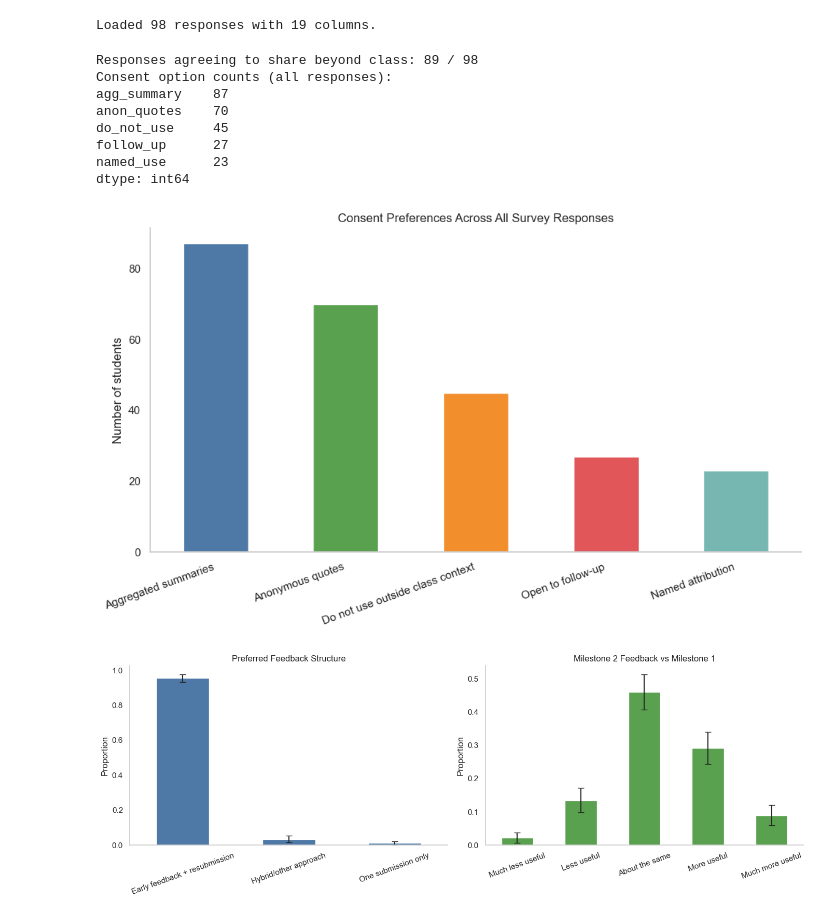
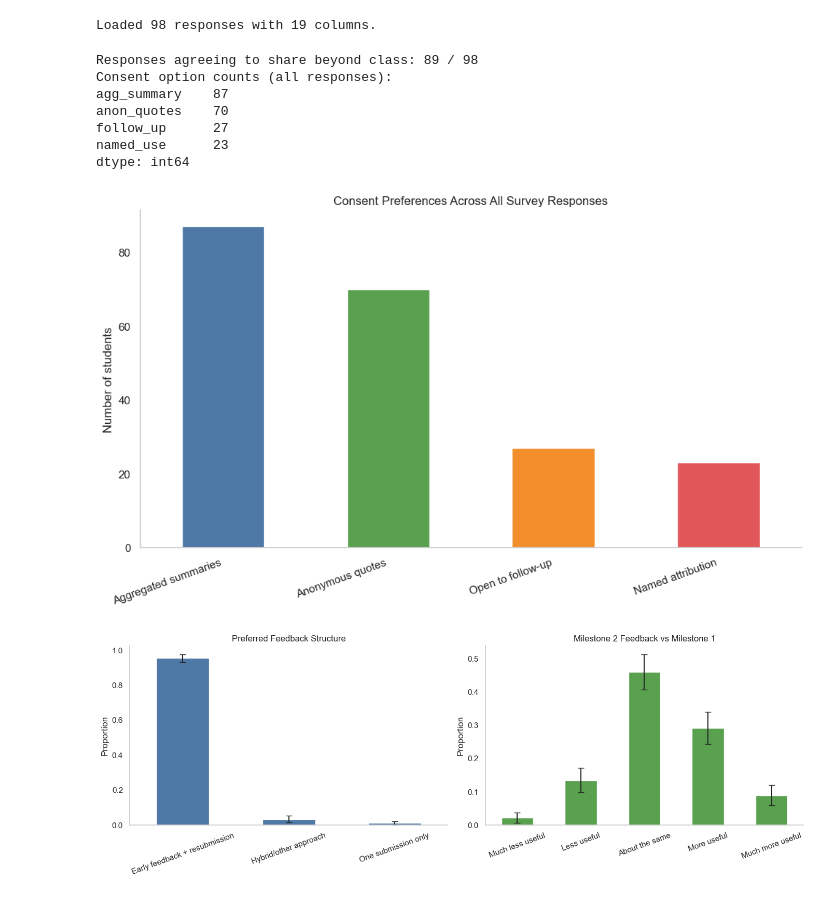
Before and after one commit to bcsaldias/sigcse-db-2027, a Jupyter notebook: overview.ipynb, the cells around one changed output. Saved outputs shown, nothing was run; the diff lists cells and outputs as text; code cells hidden in the pictures.

```diff
--- a/overview.ipynb
+++ b/overview.ipynb
@@ -24,7 +24,6 @@ consent_opts = {
     "agg_summary": "I consent to my responses being included in anonymous, aggregated summaries.",
     "anon_quotes": "I consent to anonymous direct quotes from my responses being used.",
     "named_use": "I consent to my name being attached to my responses if useful for broader discussion.",
-    "do_not_use": "Please do not use my responses outside this course context.",
     "follow_up": "I’m open to a follow-up conversation; please contact me."
 }
 
@@ -34,46 +33,44 @@ for k, phrase in consent_opts.items():
 # "Agreed to share beyond class" definition used here:
 # opted into at least one broader sharing option, and did not opt into "do not use outside course context"
 df["share_beyond_class"] = (
-    (df["agg_summary"] | df["anon_quotes"] | df["named_use"]) #& ~df["do_not_use"]
+    (df["agg_summary"] | df["anon_quotes"] | df["named_use"])
 )
 
 df_share = df[df["share_beyond_class"]].copy()
 
 print(f"Responses agreeing to share beyond class: {len(df_share)} / {len(df)}")
 print("Consent option counts (all responses):")
-print(df[["agg_summary", "anon_quotes", "named_use", "do_not_use", "follow_up"]].sum().sort_values(ascending=False))
+print(df[["agg_summary", "anon_quotes", "named_use", "follow_up"]].sum().sort_values(ascending=False))
 # %% [output]
 Responses agreeing to share beyond class: 89 / 98
 Consent option counts (all responses):
 agg_summary    87
 anon_quotes    70
-do_not_use     45
 follow_up      27
 named_use      23
 dtype: int64
 # %%
 # Plot 1: Consent option uptake across all respondents
-consent_counts = df[["agg_summary", "anon_quotes", "named_use", "do_not_use", "follow_up"]].sum().sort_values(ascending=False)
+consent_counts = df[["agg_summary", "anon_quotes", "named_use", "follow_up"]].sum().sort_values(ascending=False)
 labels = {
     "agg_summary": "Aggregated summaries",
     "anon_quotes": "Anonymous quotes",
     "named_use": "Named attribution",
-    "do_not_use": "Do not use outside class context",
     "follow_up": "Open to follow-up"
 }
 
 ax = consent_counts.rename(index=labels).plot(kind="bar", color=["#4E79A7", "#59A14F", "#F28E2B", "#E15759", "#76B7B2"])
 ax.set_title("Consent Preferences Across All Survey Responses")
 ax.grid(False)
 ax.spines["top"].set_visible(False)
 ax.spines["right"].set_visible(False)
 ax.set_ylabel("Number of students")
 ax.set_xlabel("")
 plt.xticks(rotation=20, ha="right")
 plt.tight_layout()
 plt.show()
 # %% [output]
-[figure, old version]
+[figure, new version]
 # %%
 # Plot 2: Distribution of milestone preference and perceived usefulness (sharing-eligible only)
 pref_col = "Which feedback structure do you prefer overall for milestones?"
```
Also changed, not shown: parts of 1 cell of this notebook.
